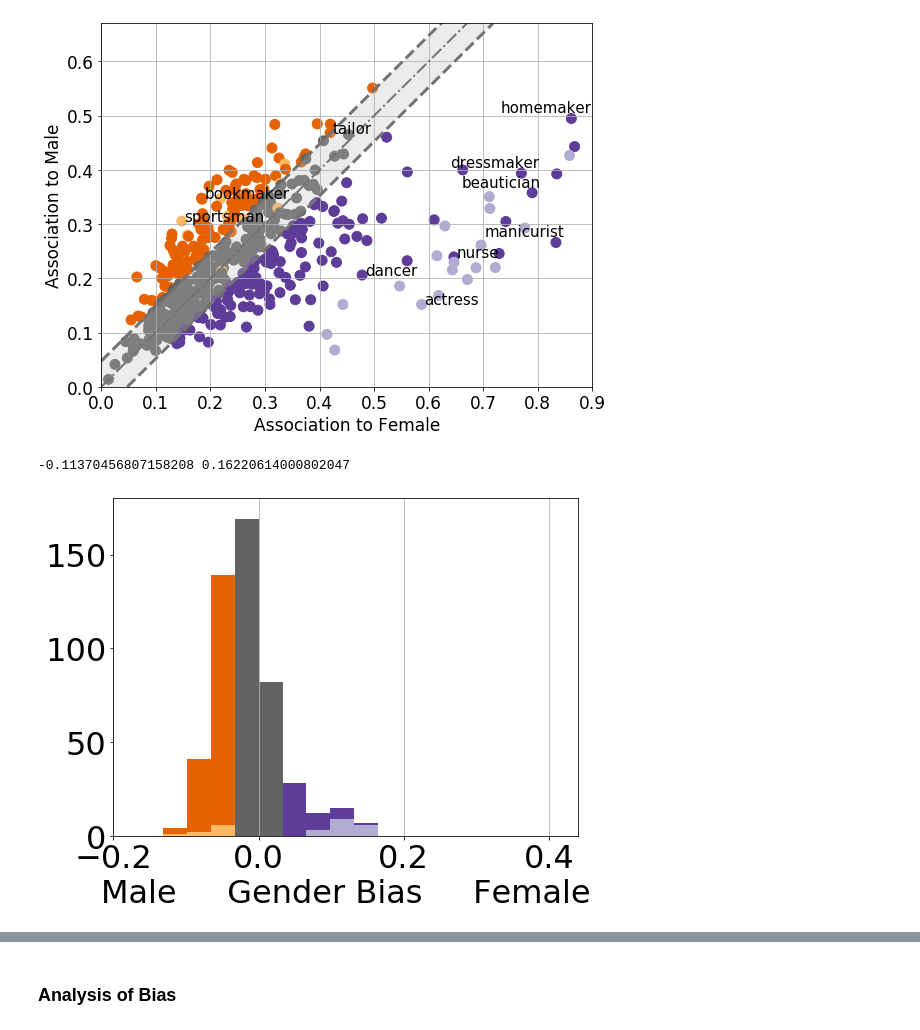
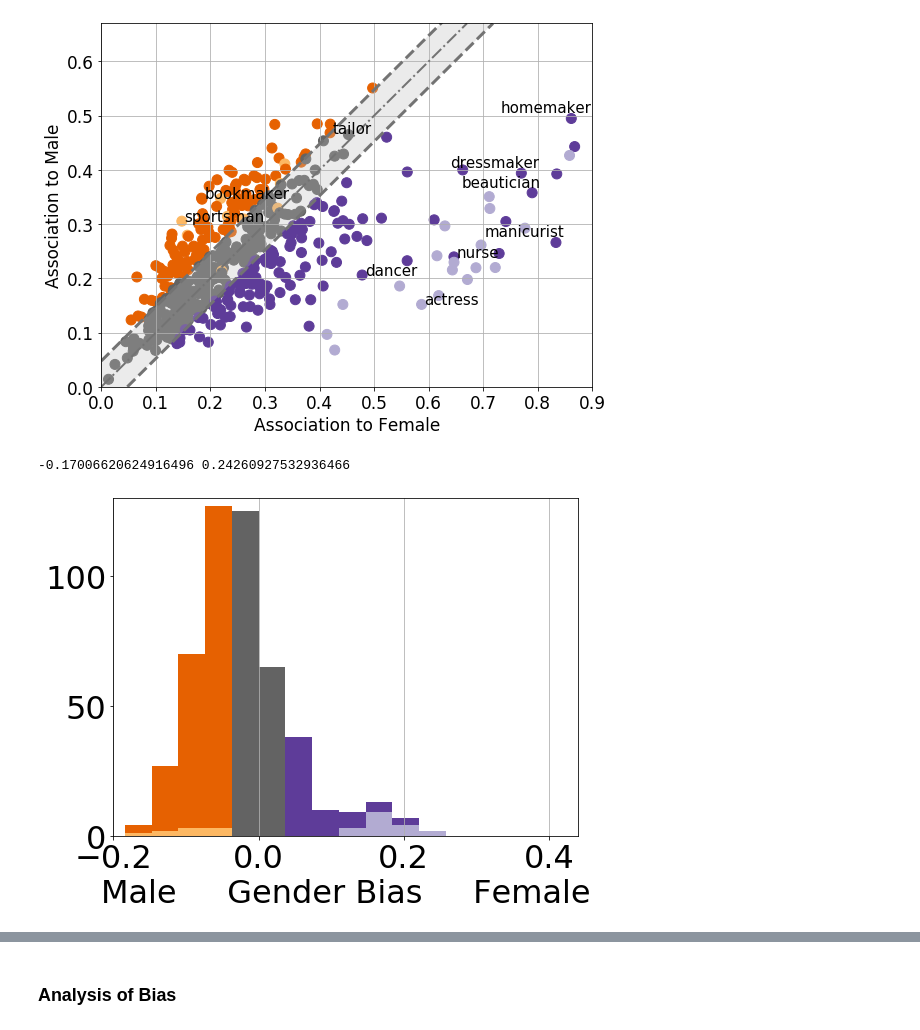
Before and after one commit to navid-rekabsaz/SmoothedFirstOrderBias, a Jupyter notebook: genderbias-measurement_SG.ipynb, the cells around one changed output, grey strips where cells are left out. Saved outputs shown, nothing was run; the diff lists cells and outputs as text; code cells hidden in the pictures.

```diff
--- a/genderbias-measurement_SG.ipynb
+++ b/genderbias-measurement_SG.ipynb
@@ -215,6 +224,14 @@ for job_tuple in job_tuples:
                                  meanCosine(_vec, fem_recSG_vecs), meanCosine(_vec, masc_recSG_vecs), job_tuple[1]))
 
 job_recSG_2nd_mean_bias.sort(key=lambda x: x[1])
+# %%
+job_recSG_2nd_centroid_bias = []
+for job_tuple in job_tuples:
+    _vec = job_recSG_vecs[job_tuple[0]]
+    job_recSG_2nd_centroid_bias.append((job_tuple[0], Cosine(_vec, fem_recSG_centroid_vec) - Cosine(_vec, masc_recSG_centroid_vec),
+                                 Cosine(_vec, fem_recSG_centroid_vec), Cosine(_vec, masc_recSG_centroid_vec), job_tuple[1]))
+
+job_recSG_2nd_centroid_bias.sort(key=lambda x: x[1])
 # %% [markdown]
 ## Correlation to Occupation Statistics
 # %%
@@ -242,13 +259,13 @@ from scipy.stats.stats import pearsonr
 
 def calc_correlations(_stats_jobs, _stats_bias):
     job_bias_data = {
-        #'job_SG_2nd_gendir_bias':job_SG_2nd_gendir_bias,
-        #'job_SG_2nd_mean_bias':job_SG_2nd_mean_bias,
+        'job_SG_2nd_gendir_bias':job_SG_2nd_gendir_bias,
+        'job_SG_2nd_mean_bias':job_SG_2nd_mean_bias,
+        'job_SG_2nd_centroid_bias':job_SG_2nd_centroid_bias,
         'job_recSG_2nd_gendir_bias':job_recSG_2nd_gendir_bias,
         'job_recSG_2nd_mean_bias':job_recSG_2nd_mean_bias,
-
+        'job_recSG_2nd_centroid_bias':job_recSG_2nd_centroid_bias,
         'job_recSG_1st_mean_bias':job_recSG_1st_mean_bias,
-        #'job_recSG_1st_mean_bias_scaled':job_recSG_1st_mean_bias_scaled,
                     }
     labor_bias = {}
     for _data_key in job_bias_data:
@@ -310,2 +327,10 @@ Pearson
 
 **********
+# %%
+for x in ['SG_2nd_gendir','SG_2nd_mean','SG_2nd_centroid',
+          'recSG_2nd_gendir','recSG_2nd_mean','recSG_2nd_centroid',
+          'recSG_1st_mean']:
+    print ("%0.2f & %0.2f & %0.2f & %0.2f" % (results['winobias']['spearman'][x],
+                                             results['winobias']['pearson'][x],
+                                             results['census']['spearman'][x],
+                                             results['census']['pearson'][x]))
@@ -340,14 +373,15 @@ recSG_1st_mean_bias_expectation 0.02670484 0.02670484
 # %%
 def get_2nd_mean_bias_allwords(attribute_words):
     vecs = np.array([we_model.wv[_w] for _w in attribute_words])
-    vec_centroid = np.mean(vecs, axis=0)
+    #vec_centroid = np.mean(vecs, axis=0)
 
-    vec_centroid_normalized = vec_centroid/np.linalg.norm(vec_centroid)
+    vecs_normalized = vecs/np.linalg.norm(vecs, axis=1).reshape(-1,1)
     vecs_normalized_allwords = we_model.wv.vectors/np.linalg.norm(we_model.wv.vectors, axis=1).reshape(-1,1)
 
-    associations_allwords = np.dot(vec_centroid_normalized, vecs_normalized_allwords.T)
+    associations = np.dot(vecs_normalized, vecs_normalized_allwords.T)
+    associations_mean = np.mean(associations, axis=0)
 
-    return associations_allwords
+    return associations_mean
 
 allwords_SG_2nd_mean_fem = get_2nd_mean_bias_allwords([_tuple[0] for _tuple in genderword_tuples if _tuple[1] == 'f'])
 allwords_SG_2nd_mean_mas = get_2nd_mean_bias_allwords([_tuple[0] for _tuple in genderword_tuples if _tuple[1] == 'm'])
@@ -649,36 +683,36 @@ for _tuple in [x for x in _bias]:
                 X[2].append(_tuple[1])
     else:
         if _tuple[4]=='n':
             X[4].append(_tuple[1])
         elif _tuple[4]=='f':
             X[0].append(_tuple[1])
         elif _tuple[4]=='m':
             X[2].append(_tuple[1])
 
 
 min_x=-0.2
 max_x=0.44
-max_y=180
+max_y=130
 
 print(np.min(np.min(X)), np.max(np.max(X)))
 
 
 bins = list(np.arange(0, min_x, -_bias_expectation_fem)[::-1]) + list(np.arange(0, 0.47, _bias_expectation_fem))
 ax.hist(X, bins=bins, histtype='bar', stacked=True, color=hist_colors)
 
 ax.tick_params(which='major', labelsize=fsize)
 ax.set_xlabel('Male     Gender Bias     Female', fontsize=fsize)
 ax.set_xlim(min_x, max_x)
 ax.set_ylim(0, max_y)
 plt.gca().xaxis.grid(True)
 
 fig.tight_layout()
 plt.show()
 fig.set_size_inches(8, 6)
 fig.savefig('plots/job_SG_2nd_mean_bias_histogram.pdf', dpi=100, transparent=True, bbox_inches='tight', pad_inches=0)
 # %% [output]
--0.11370456807158208 0.16220614000802047
+-0.17006620624916496 0.24260927532936466
-[figure, old version]
+[figure, new version]
 # %%
 
 fsize=32
```
Also changed, not shown: parts of 13 cells of this notebook, 3 other files.
